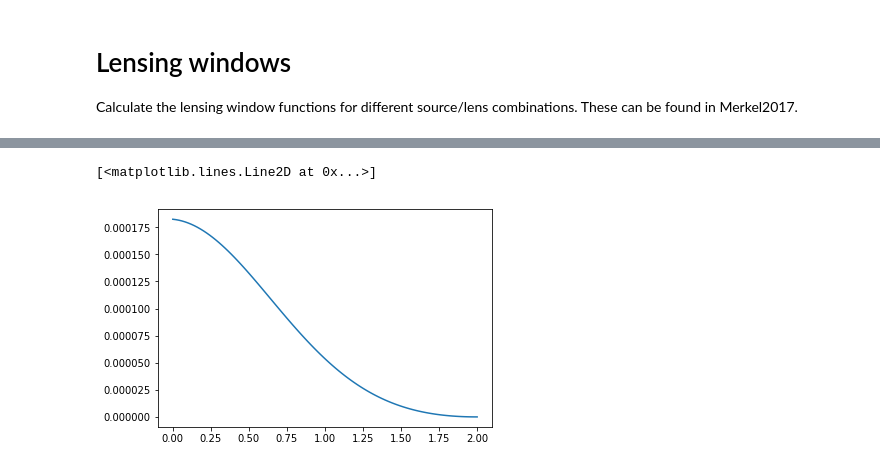
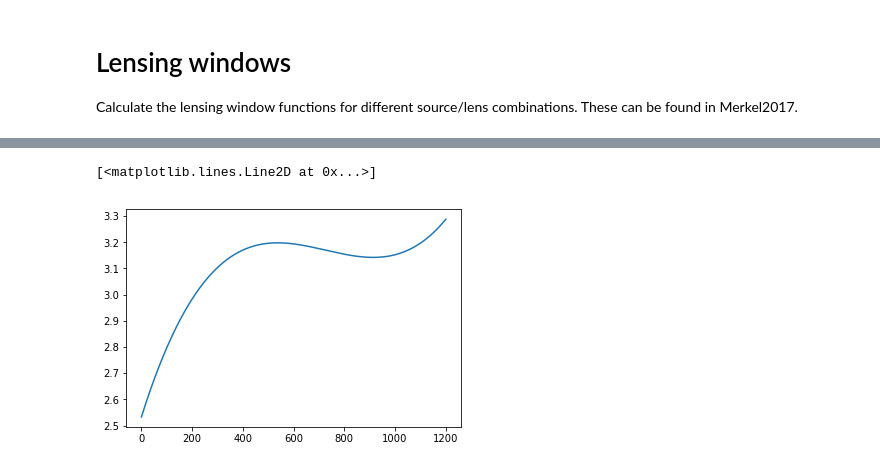
Before and after one commit to tmcclintock/Scratch-Work, a Jupyter notebook: lensing_efficiency/Lensing-window-functions.ipynb, the cells around one changed output, grey strips where cells are left out. Saved outputs shown, nothing was run; the diff lists cells and outputs as text; code cells hidden in the pictures.

```diff
--- a/lensing_efficiency/Lensing-window-functions.ipynb
+++ b/lensing_efficiency/Lensing-window-functions.ipynb
@@ -35,11 +35,14 @@ plt.plot(z, [chi(zi) for zi in z_chi])
+# %%
+z_chi = np.linspace(zmin, zmax, 1000)
+chis = np.array([quad(Einv, 0, zi)[0] for zi in z_chi]) #Unitless comoving distance
+chi = UnivariateSpline(z_chi, chis)
+
+plt.plot(z_chi, [chi(zi) for zi in z_chi])
+# %% [output]
+[<matplotlib.lines.Line2D at 0x...>]
+[figure, added]
 # %%
 def G_integrand(zp, z):
     return n(zp)*(1-chi(z)/chi(zp))
 
-zdes = 2
-z = np.linspace(0, zdes, 100)
-W_G = np.array([(1+zi)*quad(G_integrand,zi,zdes,args=(zi,))[0] for zi in z])
-plt.plot(z, W_G)
+zdes = 2 #Upper limit
-# %% [output]
-[<matplotlib.lines.Line2D at 0x...>]
-[figure, removed]
```
Also changed, not shown: parts of 3 cells of this notebook, 6 other files.
